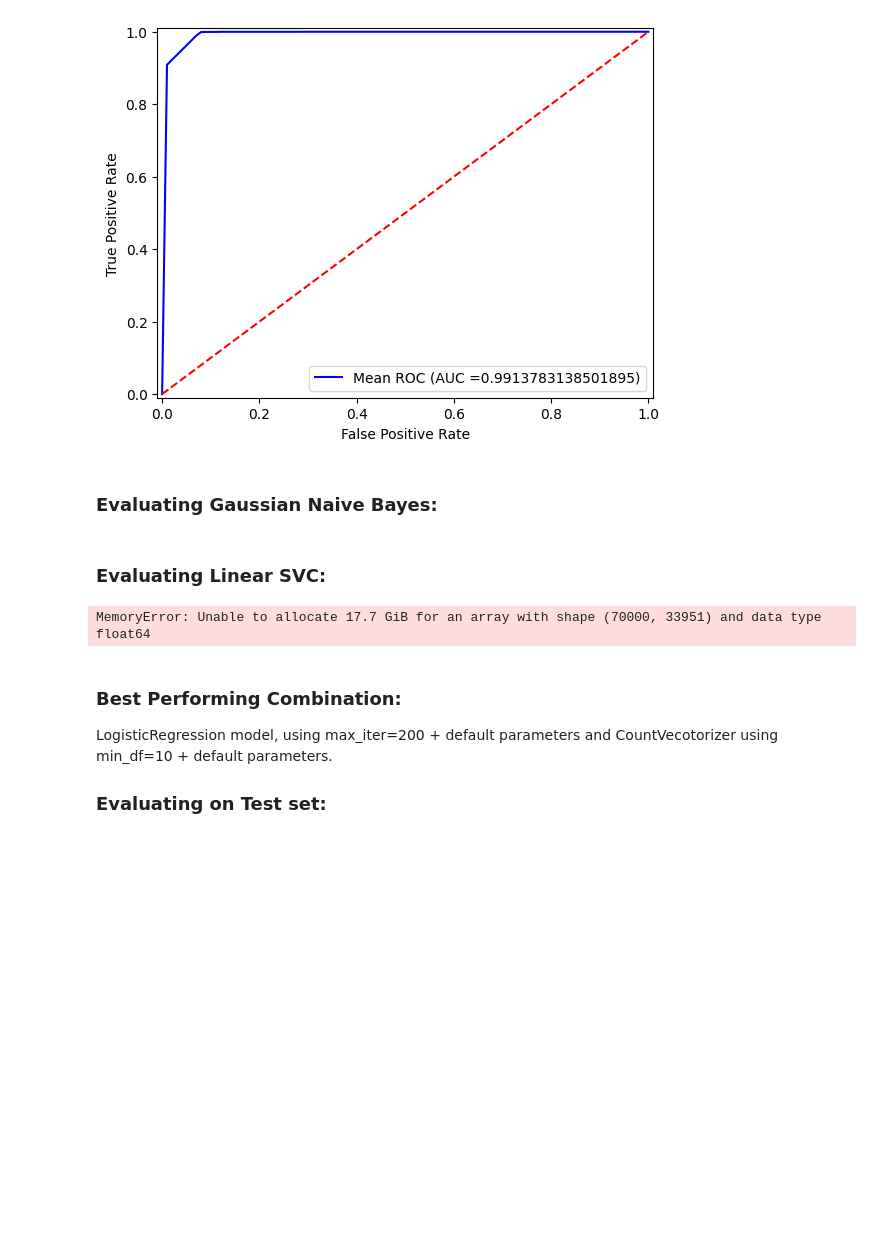
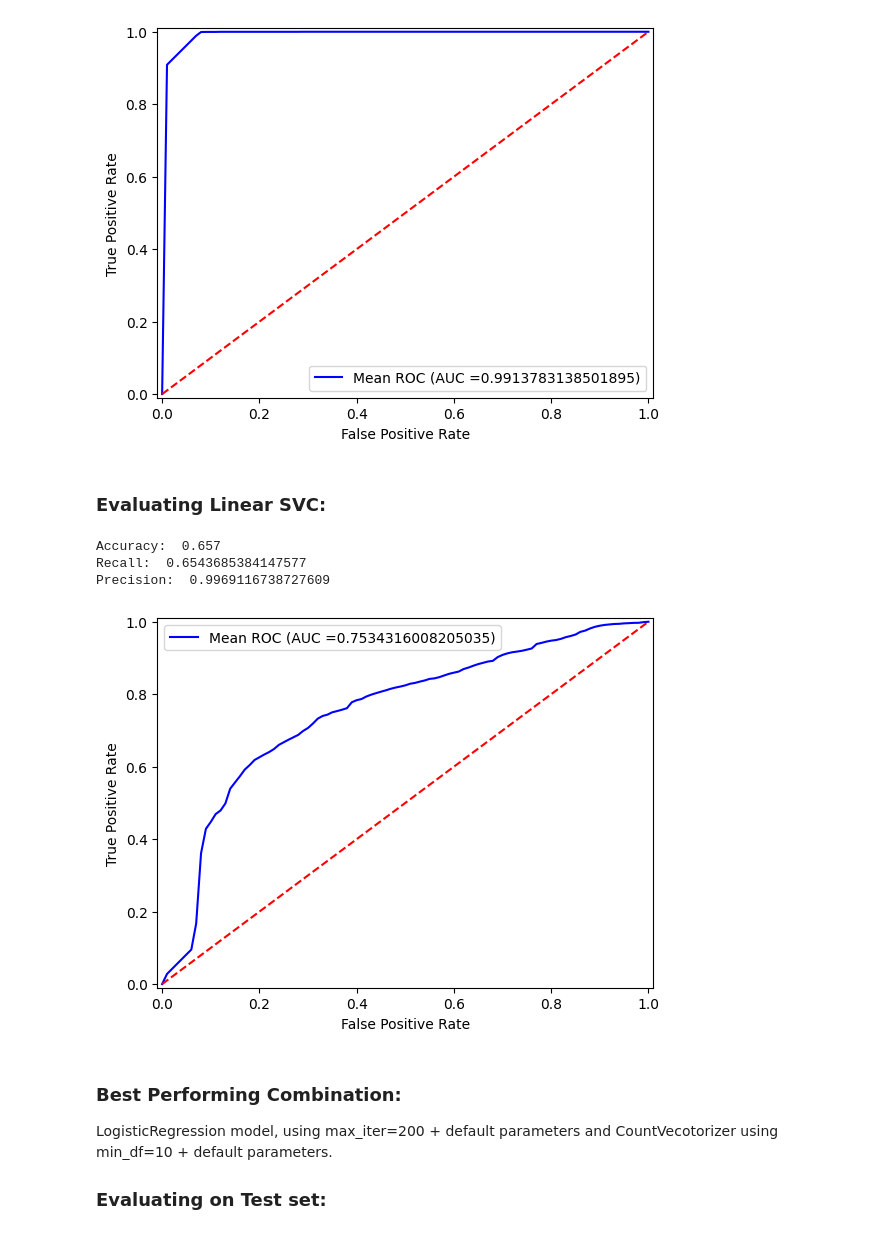
Before and after one commit to NigelNelson/ML_Production_Systems, a Jupyter notebook: Lab4/Lab_4.ipynb, the cells around one changed output. Saved outputs shown, nothing was run; the diff lists cells and outputs as text; code cells hidden in the pictures; blank space fills up the shorter version.

```diff
--- a/Lab4/Lab_4.ipynb
+++ b/Lab4/Lab_4.ipynb
@@ -347,18 +347,16 @@ Accuracy:  0.9311
 Recall:  0.9080524608658863
 Precision:  0.9942865966646078
 [figure]
-# %% [markdown]
-### Evaluating Gaussian Naive Bayes:
 # %% [markdown]
 ### Evaluating Linear SVC:
-# %%
-gnb = GaussianNB()
-eval_model(gnb, X_train.toarray(), y_train, X_val.toarray(), y_val)
-# %% [output]
-MemoryError: Unable to allocate 17.7 GiB for an array with shape (70000, 33951) and data type float64
 # %%
-svc = SVC(kernel='linear',probability=True, max_iter=3)
-eval_model(svc, X_train.toarray(), y_train, X_val, y_val)
+svc = SVC(kernel='linear',probability=True, max_iter=100)
+eval_model(svc, X_train, y_train, X_val, y_val)
+# %% [output]
+Accuracy:  0.657
+Recall:  0.6543685384147577
+Precision:  0.9969116738727609
+[figure, added]
 # %% [markdown]
 ### Best Performing Combination:
 LogisticRegression model, using max_iter=200 + default parameters and CountVecotorizer using min_df=10 + default parameters.
```
